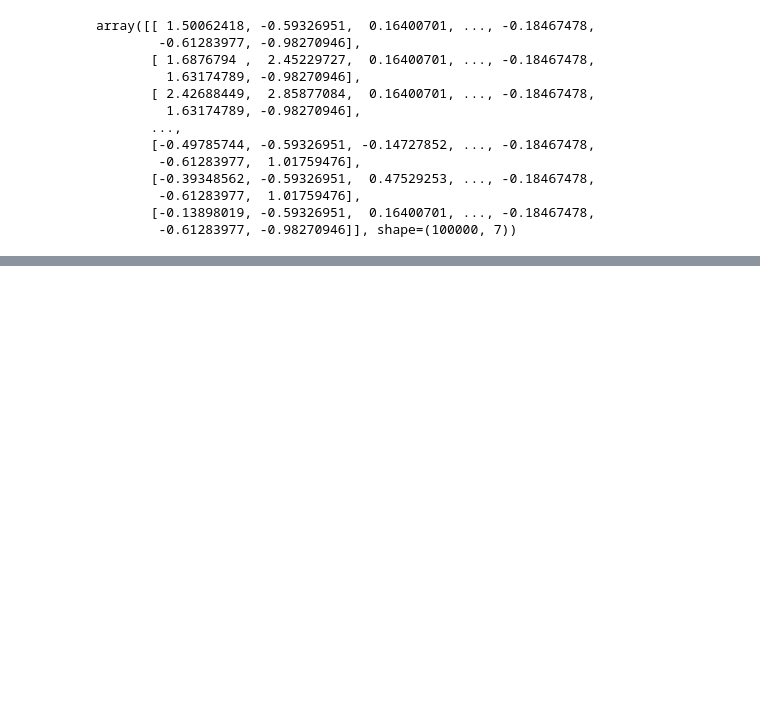
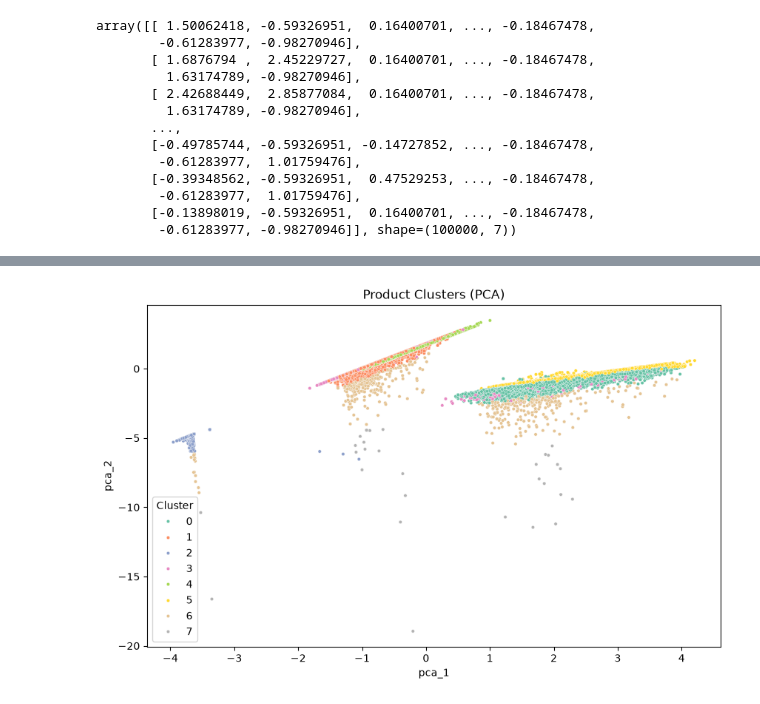
Before and after one commit to Niraj7272/E-Commerce_Product_Clustering_K-Means, a Jupyter notebook: notebooks/product_Clustering.ipynb, the cells around one changed output, grey strips where cells are left out. Cells and saved outputs as stored; diff of their text form; code cells hidden in the pictures; blank space fills up the shorter version.

```diff
--- a/notebooks/product_Clustering.ipynb
+++ b/notebooks/product_Clustering.ipynb
@@ -452,0 +525,14 @@ array([[ 1.50062418, -0.59326951,  0.16400701, ..., -0.18467478,
+# %%
+optimal_k = 8
+
+kmeans = KMeans(
+    n_clusters= optimal_k,
+    random_state= 42,
+    n_init= 10
+)
+
+clusters = kmeans.fit_predict(X_scaled)
+# %%
+df['Cluster'] = clusters
+
+df.head()
@@ -452,0 +546,14 @@ array([[ 1.50062418, -0.59326951,  0.16400701, ..., -0.18467478,
+# %%
+from sklearn.decomposition import PCA
+
+pca = PCA(n_components = 2)
+X_pca = pca.fit_transform(X_scaled)
+df['pca_1'] = X_pca[:, 0]
+df['pca_2'] = X_pca[:, 1]
+# %%
+plt.figure(figsize=(10, 6))
+sns.scatterplot(data=df, x='pca_1', y='pca_2', hue='Cluster', palette='Set2', s=10)
+plt.title('Product Clusters (PCA)')
+plt.show()
+# %% [output]
+[figure, added]
```
Also changed, not shown: parts of 10 cells of this notebook.
